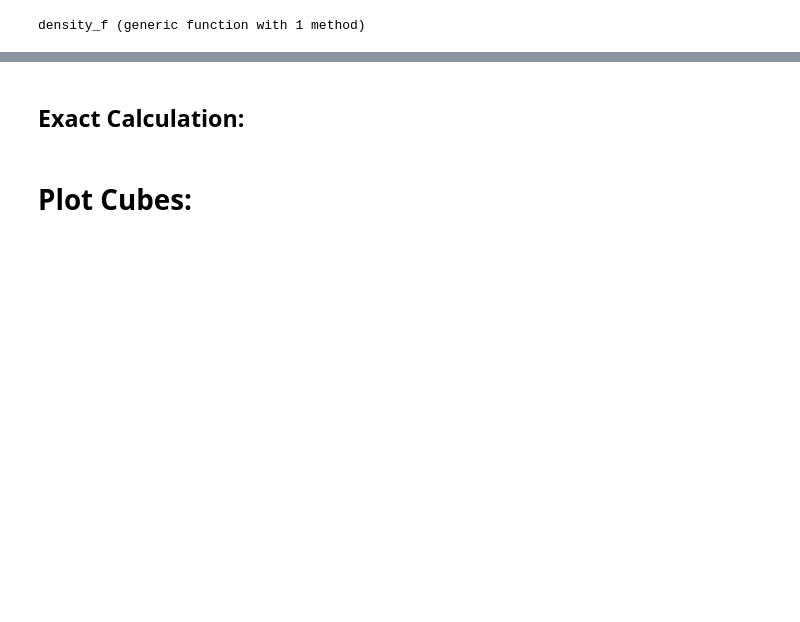
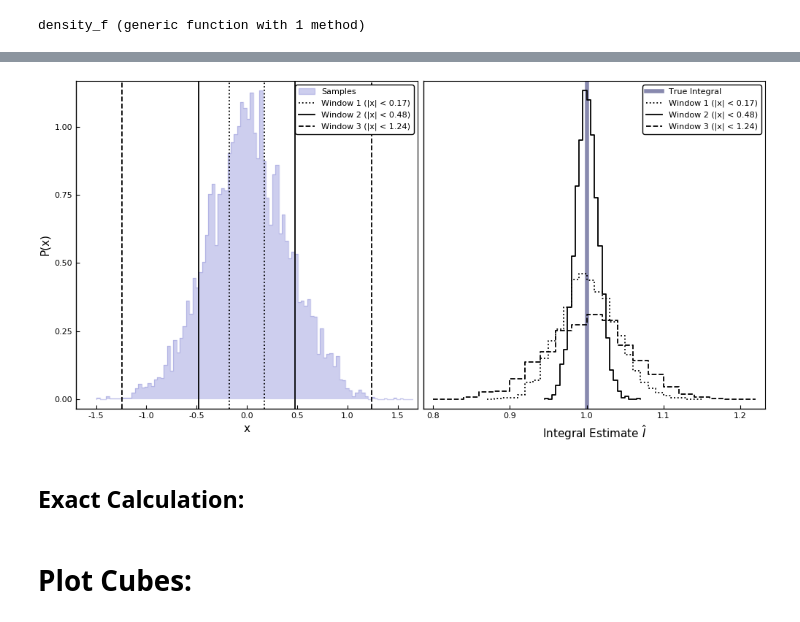
Before and after one commit to VasylHafych/AHMI_Publication, a Jupyter notebook: 1-HarmonicMean.ipynb, the cells around one changed output, grey strips where cells are left out. Cells and saved outputs as stored; diff of their text form; code cells hidden in the pictures; blank space fills up the shorter version.

```diff
--- a/1-HarmonicMean.ipynb
+++ b/1-HarmonicMean.ipynb
@@ -618,21 +163,21 @@ std_int = std(int_tmp, dims=2)[:,1];
 # %%
 # Cutt-off positions:
 
-Ind_1 = 4
-Ind_2 = 10
-Ind_3 = 30
+Ind_1 = 2
+Ind_2 = 4
+Ind_3 = 9
 
 lc1 = line_colors[6]
 lc2 = line_colors[14]
 lc3 = line_colors[10]
 
-bins_integrals = range(minimum(int_tmp), stop = maximum(int_tmp), length = 120)
+bins_integrals = range(minimum(int_tmp), stop = maximum(int_tmp), length = 50)
 
-histogram_1 = fit(Histogram, int_tmp[Ind_1,:], bins_integrals);
-histogram_1 = normalize(histogram_1, mode=:pdf);
+histogram_1 = fit(Histogram, int_tmp[Ind_1,:], nbins=30);
+histogram_1 = normalize(histogram_1, mode=:density);
 
-histogram_2 = fit(Histogram, int_tmp[Ind_2,:], bins_integrals);
-histogram_2 = normalize(histogram_2, mode=:pdf);
+histogram_2 = fit(Histogram, int_tmp[Ind_2,:], nbins=30);
+histogram_2 = normalize(histogram_2, mode=:density);
 
-histogram_3 = fit(Histogram, int_tmp[Ind_3,:], bins_integrals);
-histogram_3 = normalize(histogram_3, mode=:pdf);
+histogram_3 = fit(Histogram, int_tmp[Ind_3,:], nbins=30);
+histogram_3 = normalize(histogram_3, mode=:density);
@@ -761,3 +309,49 @@ p5 = plot(p4, p3, layout=(1,2), size=(1000,600))
+# %%
+p1 = plot(hist,
+        seriestype = :steps,
+        linecolor=line_colors[4],
+        linealpha=0.5,
+        fill=true,
+        fillcolor=line_colors[4],
+        fillalpha=0.5,
+        label="Samples"
+    )
+
+
+p1 = vline!([-x_range[Ind_1], x_range[Ind_1]],
+        linecolor=:black,
+        linestyle=:dot,
+        lw=1.3,
+        linealpha=1,
+        label="Window 1 (|x| < $(round(x_range[Ind_1], digits=2)))"
+    )
+
+p1 = vline!([-x_range[Ind_2], x_range[Ind_2]],
+        linecolor=:black,
+        lw=1.3,
+        linealpha=1,
+        label="Window 2 (|x| < $(round(x_range[Ind_2], digits=2)))"
+    )
+
+
+p1 = vline!([-x_range[Ind_3], x_range[Ind_3]],
+        linecolor=:black,
+        linestyle=:dash,
+        lw=1.3,
+        linealpha=1,
+        label="Window 3 (|x| < $(round(x_range[Ind_3], digits=2)))"
+    )
+
+p1 = plot!(grid=:false,
+        xlims=(-x_range[end], x_range[end]),
+        frame=true,
+        ylabel="P(x)",
+        xlabel="x",
+    )
+
+plot(p1, p3, layout=(1,2), size=(1000,500))
+# %% [output]
+[figure, added]
 # %% [markdown]
 ## Exact Calculation:
 # %%
```
Also changed, not shown: parts of 21 cells of this notebook, 2 other files.
